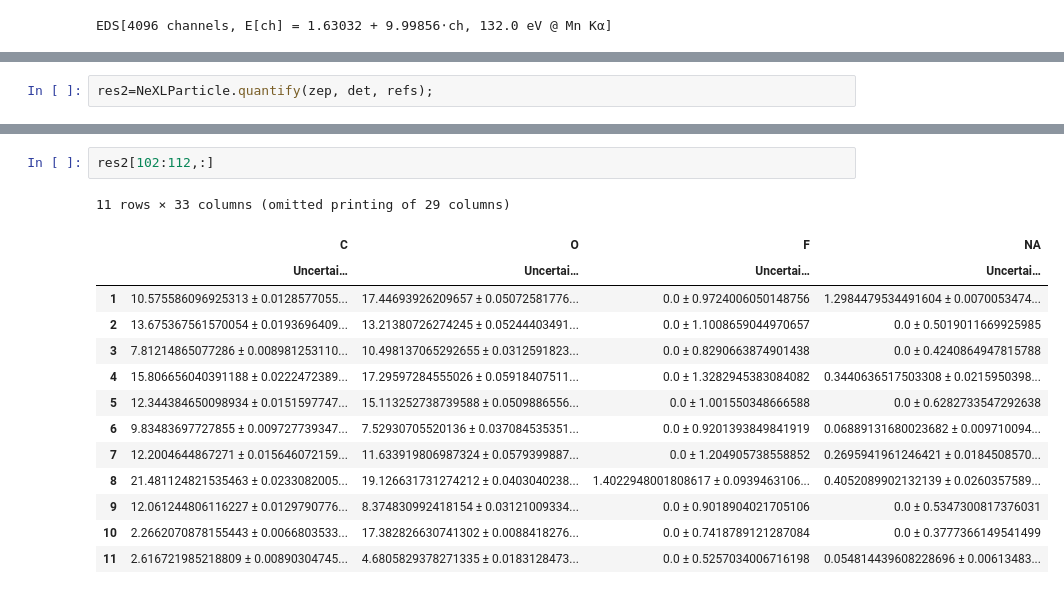
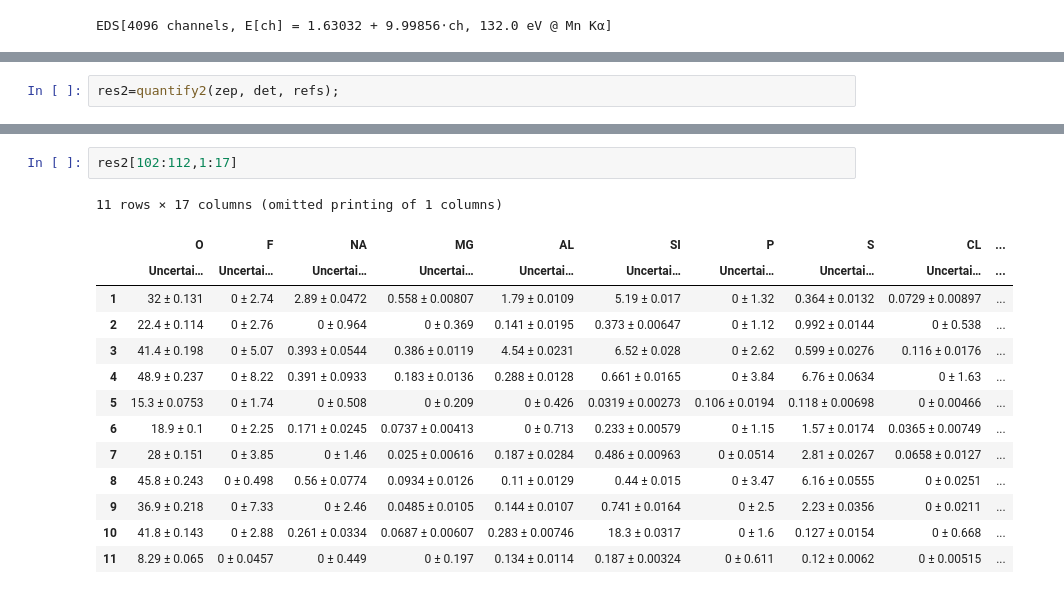
Before and after one commit to NicholasWMRitchie/NeXLNotebooks, a Jupyter notebook: NeXLSpectrum/ZepTest.ipynb, the cells around one changed output, grey strips where cells are left out. Saved outputs shown, nothing was run; the diff lists cells and outputs as text.

Commit message:
Timing quantify(...) signature slow!!!

```diff
--- a/NeXLSpectrum/ZepTest.ipynb
+++ b/NeXLSpectrum/ZepTest.ipynb
@@ -72,3 +184,3 @@ EDS[4096 channels, E[ch] = 1.63032 + 9.99856⋅ch, 132.0 eV @ Mn Kα]
 # %%
-res2=NeXLParticle.quantify(zep, det, refs);
+res2=quantify2(zep, det, refs);
 # %% [output]
@@ -92,17 +221,17 @@ res2=NeXLParticle.quantify(zep, det, refs);
 # %%
-res2[102:112,:]
+res2[102:112,1:17]
 # %% [output]
-11 rows × 33 columns (omitted printing of 29 columns)
+11 rows × 17 columns (omitted printing of 1 columns)
-|  | C | O | F | NA |
-|  | Uncertai… | Uncertai… | Uncertai… | Uncertai… |
-| 1 | 10.575586096925313 ± 0.0128577055... | 17.44693926209657 ± 0.05072581776... | 0.0 ± 0.9724006050148756 | 1.2984479534491604 ± 0.0070053474... |
-| 2 | 13.675367561570054 ± 0.0193696409... | 13.21380726274245 ± 0.05244403491... | 0.0 ± 1.1008659044970657 | 0.0 ± 0.5019011669925985 |
-| 3 | 7.81214865077286 ± 0.008981253110... | 10.498137065292655 ± 0.0312591823... | 0.0 ± 0.8290663874901438 | 0.0 ± 0.4240864947815788 |
-| 4 | 15.806656040391188 ± 0.0222472389... | 17.29597284555026 ± 0.05918407511... | 0.0 ± 1.3282945383084082 | 0.3440636517503308 ± 0.0215950398... |
-| 5 | 12.344384650098934 ± 0.0151597747... | 15.113252738739588 ± 0.0509886556... | 0.0 ± 1.001550348666588 | 0.0 ± 0.6282733547292638 |
-| 6 | 9.83483697727855 ± 0.009727739347... | 7.52930705520136 ± 0.037084535351... | 0.0 ± 0.9201393849841919 | 0.06889131680023682 ± 0.009710094... |
-| 7 | 12.2004644867271 ± 0.015646072159... | 11.633919806987324 ± 0.0579399887... | 0.0 ± 1.204905738558852 | 0.2695941961246421 ± 0.0184508570... |
-| 8 | 21.481124821535463 ± 0.0233082005... | 19.126631731274212 ± 0.0403040238... | 1.4022948001808617 ± 0.0939463106... | 0.4052089902132139 ± 0.0260357589... |
-| 9 | 12.061244806116227 ± 0.0129790776... | 8.374830992418154 ± 0.03121009334... | 0.0 ± 0.9018904021705106 | 0.0 ± 0.5347300817376031 |
-| 10 | 2.2662070878155443 ± 0.0066803533... | 17.382826630741302 ± 0.0088418276... | 0.0 ± 0.7418789121287084 | 0.0 ± 0.3777366149541499 |
-| 11 | 2.616721985218809 ± 0.00890304745... | 4.6805829378271335 ± 0.0183128473... | 0.0 ± 0.5257034006716198 | 0.054814439608228696 ± 0.00613483... |
+|  | O | F | NA | MG | AL | SI | P | S | CL | ... |
+|  | Uncertai… | Uncertai… | Uncertai… | Uncertai… | Uncertai… | Uncertai… | Uncertai… | Uncertai… | Uncertai… | ... |
+| 1 | 32 ± 0.131 | 0 ± 2.74 | 2.89 ± 0.0472 | 0.558 ± 0.00807 | 1.79 ± 0.0109 | 5.19 ± 0.017 | 0 ± 1.32 | 0.364 ± 0.0132 | 0.0729 ± 0.00897 | ... |
+| 2 | 22.4 ± 0.114 | 0 ± 2.76 | 0 ± 0.964 | 0 ± 0.369 | 0.141 ± 0.0195 | 0.373 ± 0.00647 | 0 ± 1.12 | 0.992 ± 0.0144 | 0 ± 0.538 | ... |
+| 3 | 41.4 ± 0.198 | 0 ± 5.07 | 0.393 ± 0.0544 | 0.386 ± 0.0119 | 4.54 ± 0.0231 | 6.52 ± 0.028 | 0 ± 2.62 | 0.599 ± 0.0276 | 0.116 ± 0.0176 | ... |
+| 4 | 48.9 ± 0.237 | 0 ± 8.22 | 0.391 ± 0.0933 | 0.183 ± 0.0136 | 0.288 ± 0.0128 | 0.661 ± 0.0165 | 0 ± 3.84 | 6.76 ± 0.0634 | 0 ± 1.63 | ... |
+| 5 | 15.3 ± 0.0753 | 0 ± 1.74 | 0 ± 0.508 | 0 ± 0.209 | 0 ± 0.426 | 0.0319 ± 0.00273 | 0.106 ± 0.0194 | 0.118 ± 0.00698 | 0 ± 0.00466 | ... |
+| 6 | 18.9 ± 0.1 | 0 ± 2.25 | 0.171 ± 0.0245 | 0.0737 ± 0.00413 | 0 ± 0.713 | 0.233 ± 0.00579 | 0 ± 1.15 | 1.57 ± 0.0174 | 0.0365 ± 0.00749 | ... |
+| 7 | 28 ± 0.151 | 0 ± 3.85 | 0 ± 1.46 | 0.025 ± 0.00616 | 0.187 ± 0.0284 | 0.486 ± 0.00963 | 0 ± 0.0514 | 2.81 ± 0.0267 | 0.0658 ± 0.0127 | ... |
+| 8 | 45.8 ± 0.243 | 0 ± 0.498 | 0.56 ± 0.0774 | 0.0934 ± 0.0126 | 0.11 ± 0.0129 | 0.44 ± 0.015 | 0 ± 3.47 | 6.16 ± 0.0555 | 0 ± 0.0251 | ... |
+| 9 | 36.9 ± 0.218 | 0 ± 7.33 | 0 ± 2.46 | 0.0485 ± 0.0105 | 0.144 ± 0.0107 | 0.741 ± 0.0164 | 0 ± 2.5 | 2.23 ± 0.0356 | 0 ± 0.0211 | ... |
+| 10 | 41.8 ± 0.143 | 0 ± 2.88 | 0.261 ± 0.0334 | 0.0687 ± 0.00607 | 0.283 ± 0.00746 | 18.3 ± 0.0317 | 0 ± 1.6 | 0.127 ± 0.0154 | 0 ± 0.668 | ... |
+| 11 | 8.29 ± 0.065 | 0 ± 0.0457 | 0 ± 0.449 | 0 ± 0.197 | 0.134 ± 0.0114 | 0.187 ± 0.00324 | 0 ± 0.611 | 0.12 ± 0.0062 | 0 ± 0.00515 | ... |
```
Also changed, not shown: parts of 7 cells of this notebook.
